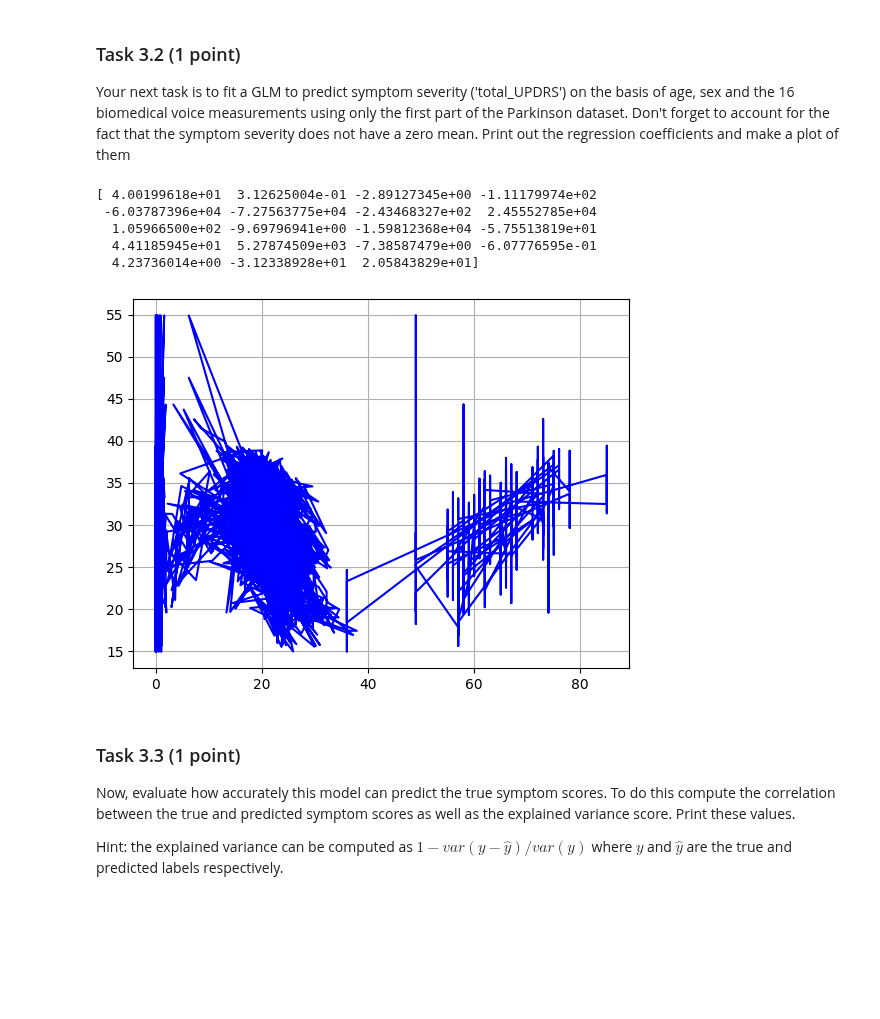
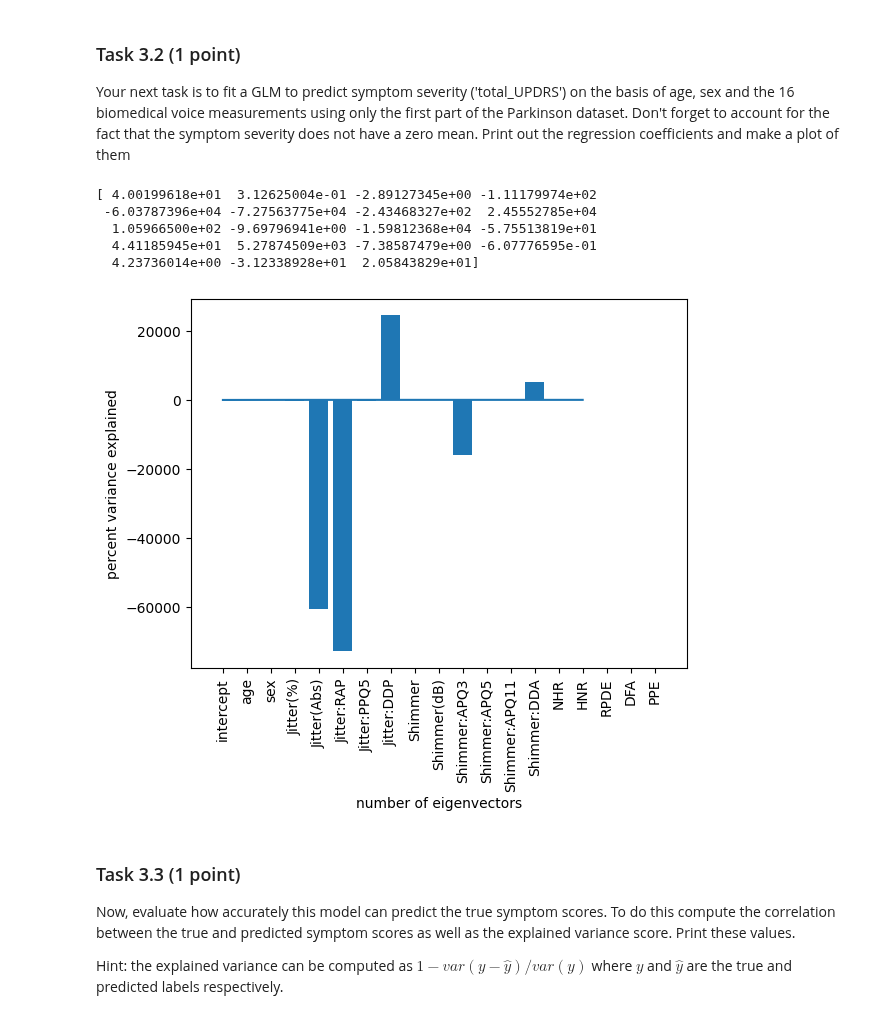
Before and after one commit to SietseHornstra/BigDataCourse, a Jupyter notebook: Exam/Assignment1/Assignment1.ipynb, the cells around one changed output. Saved outputs shown, nothing was run; the diff lists cells and outputs as text; code cells hidden in the pictures; blank space fills up the shorter version.

```diff
--- a/Exam/Assignment1/Assignment1.ipynb
+++ b/Exam/Assignment1/Assignment1.ipynb
@@ -433,36 +335,28 @@ Your next task is to fit a GLM to predict symptom severity ('total_UPDRS') on th
 # %%
 GLM_data1 = parkinsons_updrs_dataset1.drop(columns=["Unnamed: 0", "subject#", "test_time", "motor_UPDRS", "total_UPDRS"])
 
 y = parkinsons_updrs_dataset1["total_UPDRS"].values
 
 X = GLM_data1.values
 
 
 M = np.zeros((len(X), 19))
 M[:,0] = np.ones(len(x))
 M[:,1:] = X
 
 beta = np.linalg.pinv(M).dot(y)
 print(beta)
 
-#plt.plot(x, y, 'x')
-plt.plot(X, M.dot(beta),'b')
-
-
-plt.grid()
-plt.show()
-
-
 plt.bar(["intercept"] + list(GLM_data1.columns), beta)
 plt.xticks(rotation=90)
 plt.show()
 # %% [output]
 [ 4.00199618e+01  3.12625004e-01 -2.89127345e+00 -1.11179974e+02
  -6.03787396e+04 -7.27563775e+04 -2.43468327e+02  2.45552785e+04
   1.05966500e+02 -9.69796941e+00 -1.59812368e+04 -5.75513819e+01
   4.41185945e+01  5.27874509e+03 -7.38587479e+00 -6.07776595e-01
   4.23736014e+00 -3.12338928e+01  2.05843829e+01]
-[figure, old version]
+[figure, new version]
 # %% [markdown]
 ### Task 3.3 (1 point)
 
```
Also changed, not shown: parts of 31 cells of this notebook, 4 other files.
